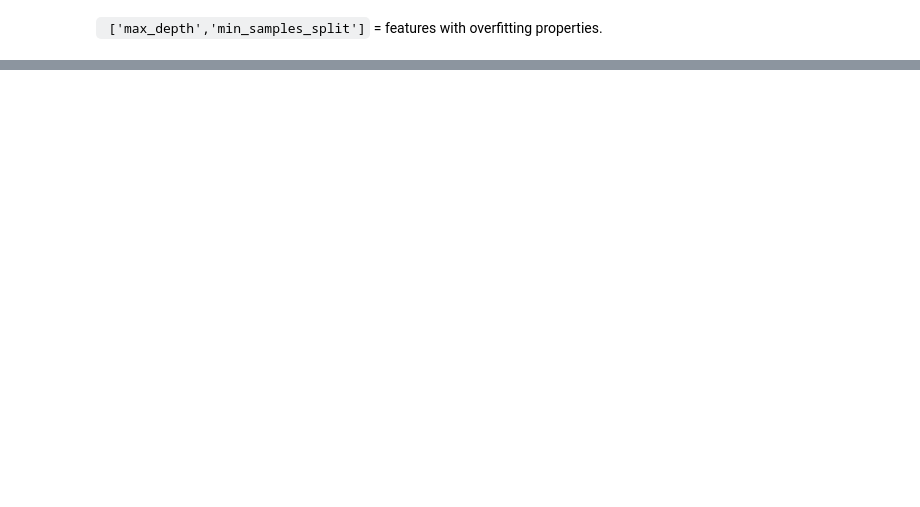
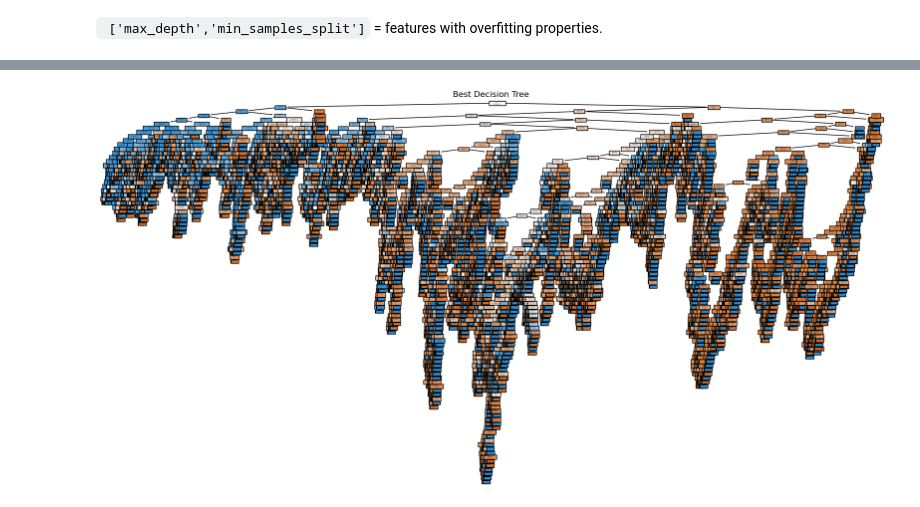
Before and after one commit to dimitris-markopoulos/trees-ensembles-neural-networks, a Jupyter notebook: 02_decision_tree.ipynb, the cells around one changed output, grey strips where cells are left out. Cells and saved outputs as stored; diff of their text form; code cells hidden in the pictures; blank space fills up the shorter version.

```diff
--- a/02_decision_tree.ipynb
+++ b/02_decision_tree.ipynb
@@ -104,0 +111,31 @@ plt.show()
+# %%
+# ===== Decision Tree ======
+start = time.time()
+
+dt_params = {
+    'X_tr': X_tr.to_numpy(),
+    'X_ts': X_ts.to_numpy(),
+    'y_tr': y_tr.to_numpy(),
+    'y_ts': y_ts.to_numpy(),
+    'model': DecisionTreeClassifier(),
+    'name': 'Decision Tree'
+}
+
+dt_pipeline = TreeModel(**dt_params)
+
+dt_fit_params = {
+    'param_grid': {
+        'max_depth': [2, 3, 5, 10, 20, 50, 75, 100],
+        'min_samples_leaf': [1, 5, 10, 20, 50],
+        'min_samples_split': [2, 5, 10, 20],
+    },
+    'balance_classes': True,
+    'k_folds': 5,
+    'scoring': 'accuracy'
+}
+
+dt_pipeline.fit_predict(**dt_fit_params)
+
+end = time.time()
+elapsed = end - start
+print(f"Elapsed time: {elapsed:.2f} seconds")
@@ -104,0 +163,9 @@ plt.show()
+# %%
+best_tree = dt_pipeline.grid.best_estimator_
+
+plt.figure(figsize=(20, 10))
+plot_tree(best_tree, feature_names=X_tr.columns, class_names=True, filled=True)
+plt.title("Best Decision Tree")
+plt.savefig('media/02_decision_trees/decision_tree_viz.png')
+# %% [output]
+[figure, added]
```
Also changed, not shown: parts of 14 cells of this notebook, 6 other files.
